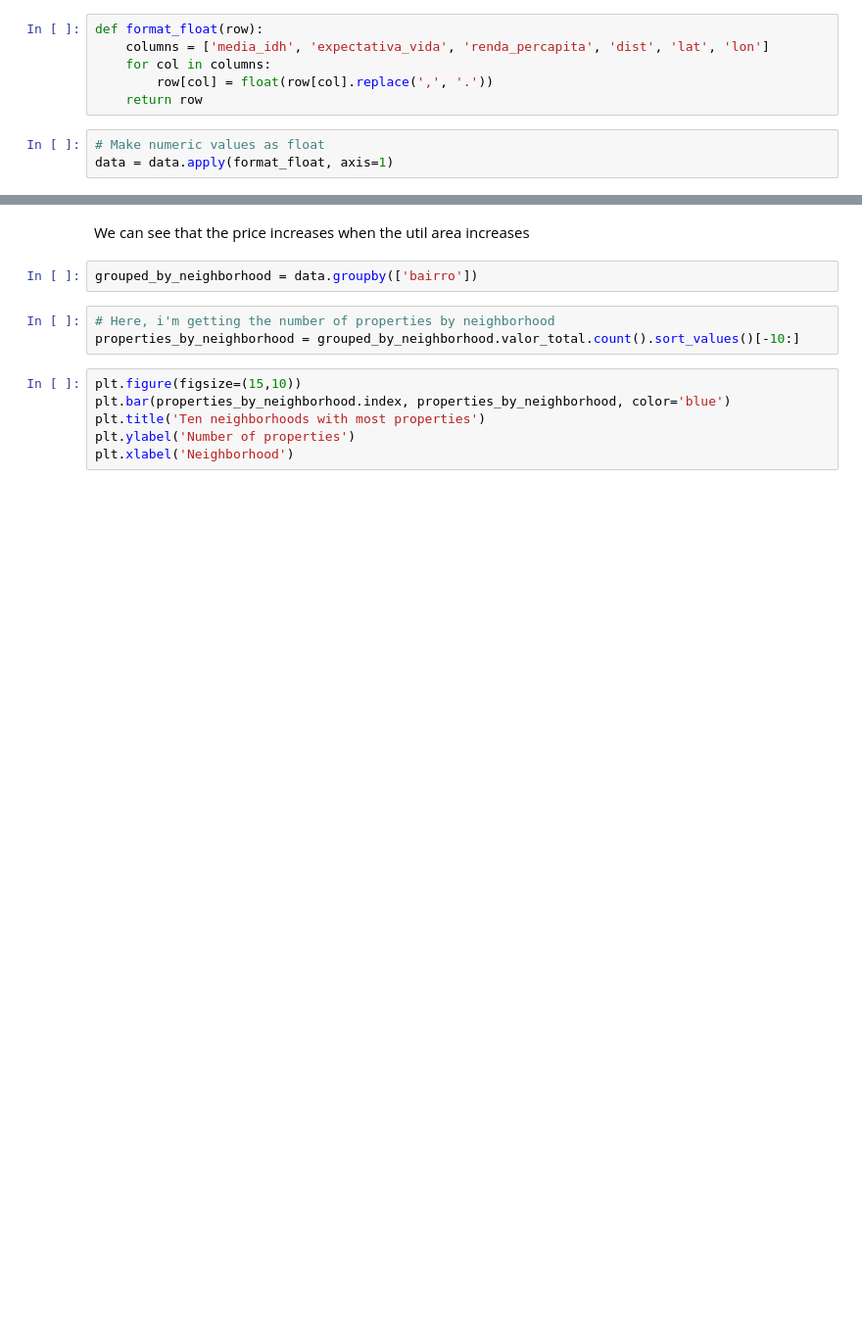
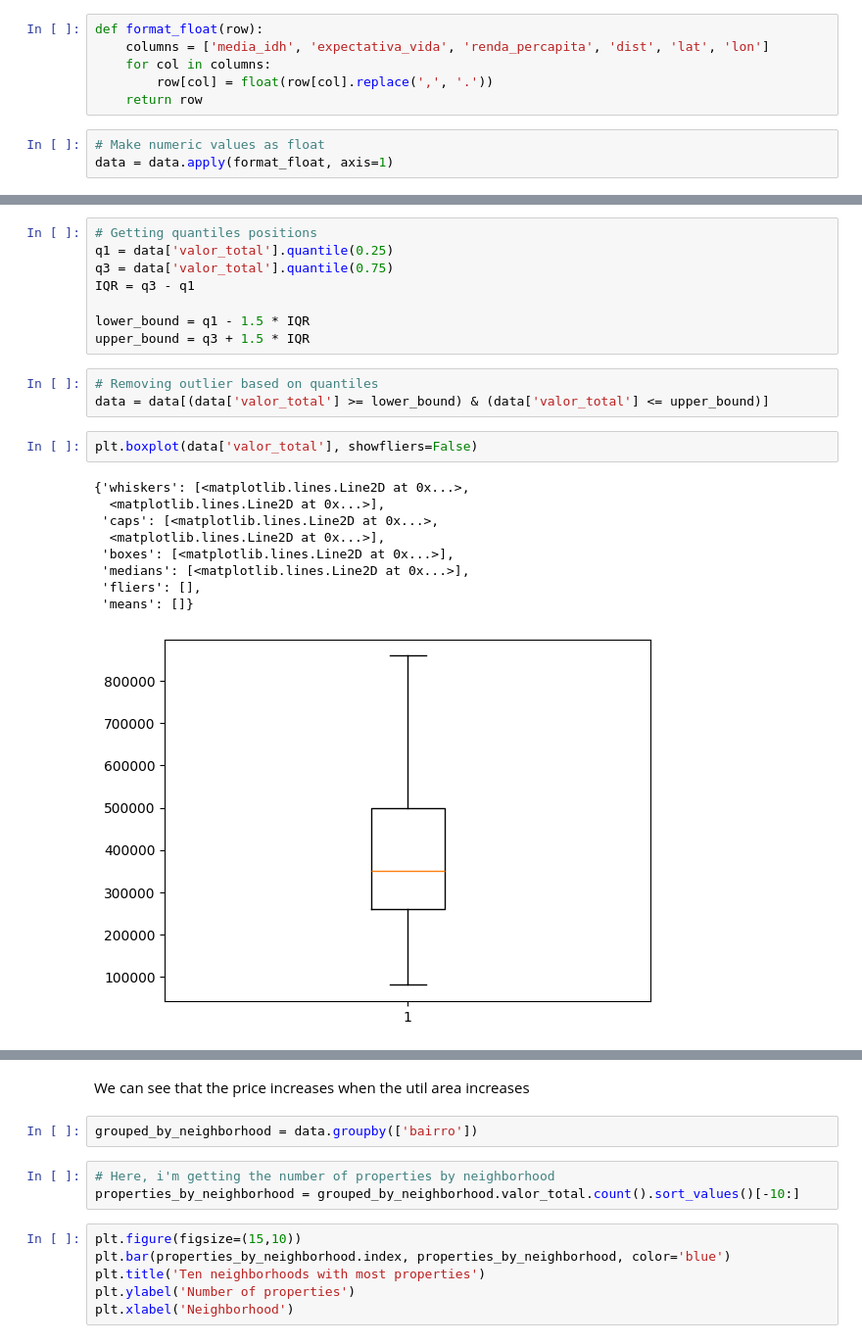
Before and after one commit to AlmirNeeto99/data-science-and-machine-learning, a Jupyter notebook: exercise-2/main.ipynb, the cells around one changed output, grey strips where cells are left out. Shown: that part at 98% size. Cells and saved outputs as stored; diff of their text form; blank space fills up the shorter version.

```diff
--- a/exercise-2/main.ipynb
+++ b/exercise-2/main.ipynb
@@ -43,3 +126,26 @@ data.dtypes
+# %%
+# Getting quantiles positions
+q1 = data['valor_total'].quantile(0.25)
+q3 = data['valor_total'].quantile(0.75)
+IQR = q3 - q1
+
+lower_bound = q1 - 1.5 * IQR
+upper_bound = q3 + 1.5 * IQR
+# %%
+# Removing outlier based on quantiles
+data = data[(data['valor_total'] >= lower_bound) & (data['valor_total'] <= upper_bound)]
+# %%
+plt.boxplot(data['valor_total'], showfliers=False)
+# %% [output]
+{'whiskers': [<matplotlib.lines.Line2D at 0x...>,
+  <matplotlib.lines.Line2D at 0x...>],
+ 'caps': [<matplotlib.lines.Line2D at 0x...>,
+  <matplotlib.lines.Line2D at 0x...>],
+ 'boxes': [<matplotlib.lines.Line2D at 0x...>],
+ 'medians': [<matplotlib.lines.Line2D at 0x...>],
+ 'fliers': [],
+ 'means': []}
+[figure, added]
 # %%
 # Plotting the price over the util area
 plt.scatter(data["area_util"], data["valor_total"])
```
Also changed, not shown: parts of 15 cells of this notebook.
